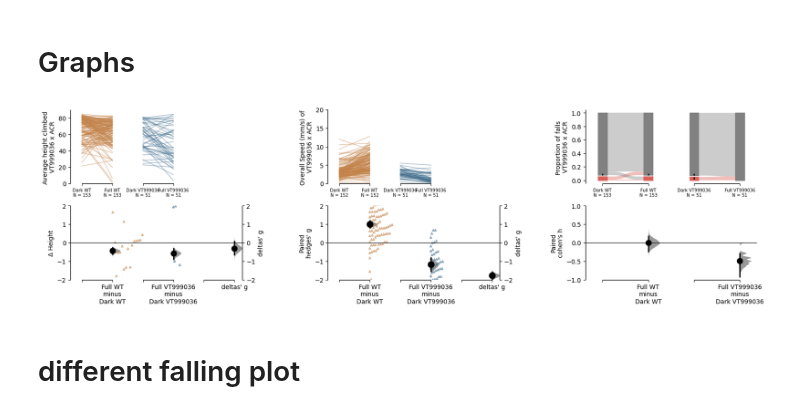
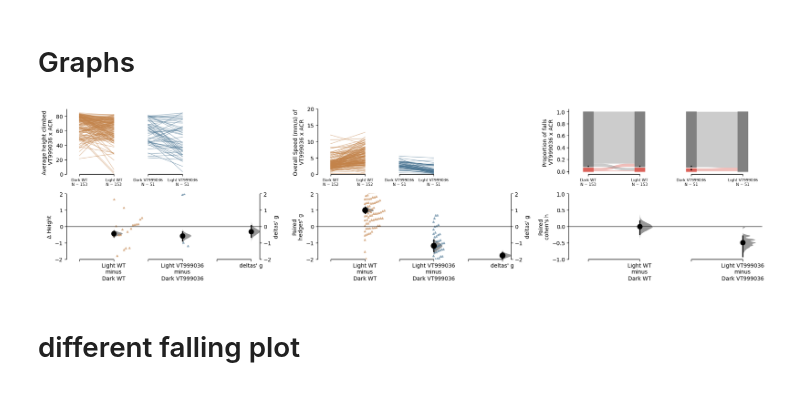
Before and after one commit to lnicole08/deltaG_screen, a Jupyter notebook: Onlydabest_falling.ipynb, the cells around one changed output. Cells and saved outputs as stored; diff of their text form; code cells hidden in the pictures.

```diff
--- a/Onlydabest_falling.ipynb
+++ b/Onlydabest_falling.ipynb
@@ -271,19 +271,22 @@ dfe_F = NLMATH.falldbest(dfexpt, "Expt")
 dfw_F = NLMATH.falldbest(dfwt, "WT")
 
 awt5 = pd.concat([dfe_F, dfw_F], axis = 0).reset_index(drop = True)
+awt5 = awt5.replace("Full", "Light")
 awt5['genre'] = awt5['ExperimentState'] + " " + awt5['Type'].replace("Expt", driver)
 awt5['value'] = 0
 awt5.loc[(awt5['Falls'] >0), ['value']] = 1
 
-paired_prop2 = dabest_jck.load(data = awt5,idx=(("Dark WT", "Full WT"),("Dark " + driver, "Full " +driver)),
+
+paired_prop2 = dabest_jck.load(data = awt5,idx=(("Dark WT", "Light WT"),("Dark " + driver, "Light " +driver)),
                               paired = "baseline", id_col="index",proportional=True,
                               x = "genre", y = "value")
 
 #avg height
 totalclimb = totalheight(dfexpt, dfwt, driver)
+totalclimb = totalclimb.replace("Full", "Light")
 
 totalclimber = dabest.load(data=totalclimb, x=["ExperimentState","Type"], y= "Y", delta2 = True,
-                           experiment="Type",experiment_label = ["WT", driver], x1_level = ["Dark","Full"],
+                           experiment="Type",experiment_label = ["WT", driver], x1_level = ["Dark","Light"],
                            paired = "sequential", id_col = "index")
 
 ##
@@ -295,42 +298,49 @@ fgt6 = pd.concat([df_se, df_sw]).reset_index(drop=False)
 fgt6.loc[fgt6['Type'] == 'Expt', 'Type'] = driver
 fgt6['genre'] = fgt6['ExperimentState'] + " " + fgt6['Type']
 fgt6 = fgt6[(fgt6['ExperimentState'] != "Recovery") ]
+fgt6 = fgt6.replace("Full", "Light")
 
 #overallspeed
 overallspeed = dabest.load(data=fgt6, x=["ExperimentState","Type"], y="Velocity.*", delta2 = True, experiment="Type",
-                               experiment_label = ["WT", driver], x1_level = ["Dark","Full"], paired = "baseline", id_col = "index")
+                               experiment_label = ["WT", driver], x1_level = ["Dark","Light"], paired = "baseline", id_col = "index")
 # %% [markdown]
 # Graphs
 # %%
 import seaborn as sns
 f, axx = plt.subplots(nrows=1, ncols=3,
-                    figsize=(20
+                    figsize=(23
                              ,5),
-                    gridspec_kw={'wspace': 0.5
+                    gridspec_kw={'wspace': 0.3
                                 } # ensure proper width-wise spacing.
                    )
 
 
 totalclimber.delta_g.plot(swarm_label="Average height climbed \n" + transgenic,
                                     contrast_label="Δ Height", swarm_ylim = (0,90), contrast_ylim=(-2, 2),  fontsize_rawxlabel=7, fontsize_rawylabel=10, fontsize_contrastxlabel=10,
                                     fontsize_contrastylabel=10, fontsize_delta2label=10,
                                     ax=axx.flat[0]);
+
+
+# axx[0].set_xticklabels(["DARK \nw1118", "LIGHT \nw1118" , "DARK \n" + driver, "LIGHT \n" + driver])
 axx[0].legend_.remove()
 
 overallspeed.delta_g.plot(swarm_label="Overall Speed (mm/s) of \n" + transgenic ,
                                        es_marker_size=10, swarm_ylim=(0,20), contrast_ylim=(-2, 2),  fontsize_rawxlabel=7, fontsize_rawylabel=10, fontsize_contrastxlabel=10,
                                     fontsize_contrastylabel=10, fontsize_delta2label=10,
                                     ax=axx.flat[1]);       #contrast_label="Δ Speed",
+
+# axx[1].set_xticklabels(["DARK \nw1118", "LIGHT \nw1118" , "DARK \n" + driver, "LIGHT \n" + driver], fontsize)
 axx[1].legend_.remove()
 
 paired_prop2.cohens_h.plot(bar_label = "Proportion of falls \n" + transgenic,contrast_ylim=(-1, 1), fontsize_rawxlabel=7, fontsize_rawylabel=10, fontsize_contrastxlabel=10,
                                     fontsize_contrastylabel=10, fontsize_delta2label=10, ax=axx.flat[2]);
+# axx[2].set_xticklabels(["DARK \nw1118", "LIGHT \nw1118" , "DARK \n" + driver, "LIGHT \n" + driver])
 
 ##need to run this
 # deltaplots.delta_g.plot(swarm_label="Falling occurence of \n" + transgenic,
 #                                      contrast_label="Δ Falls", raw_marker_size=2, es_marker_size=10, swarm_ylim=(0,5), contrast_ylim=(-2, 2), ax=axx.flat[2]);
 # %% [output]
-[figure, old version]
+[figure, new version]
 # %% [markdown]
 # different falling plot
 # %%
```
Also changed, not shown: 1 other file.
